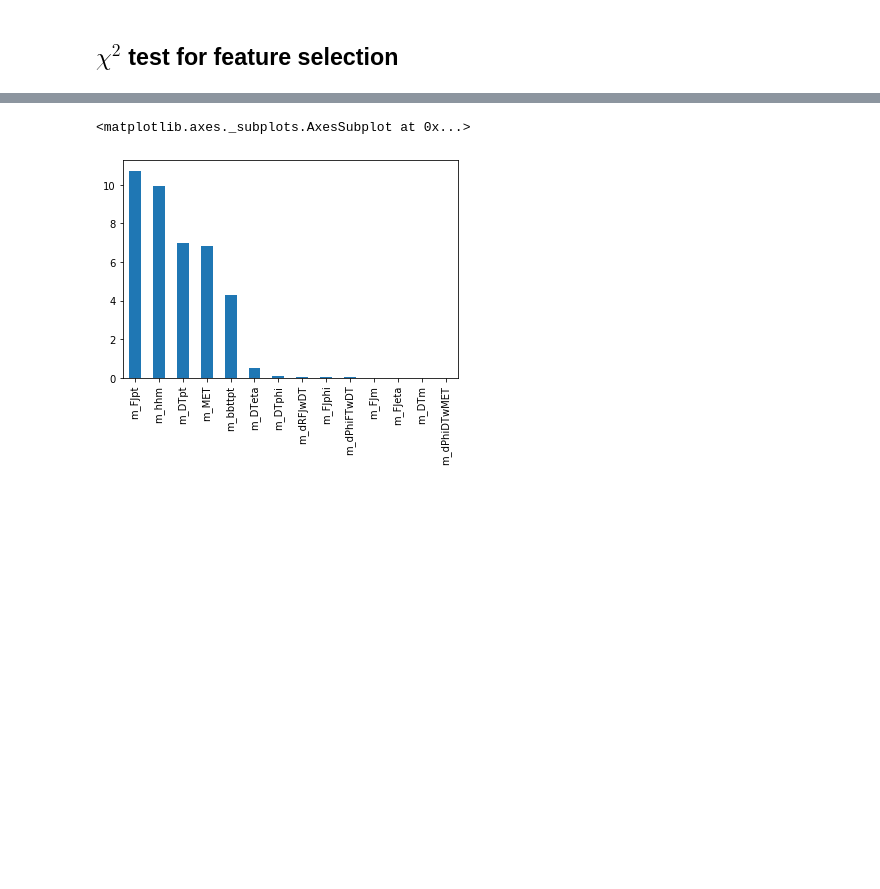
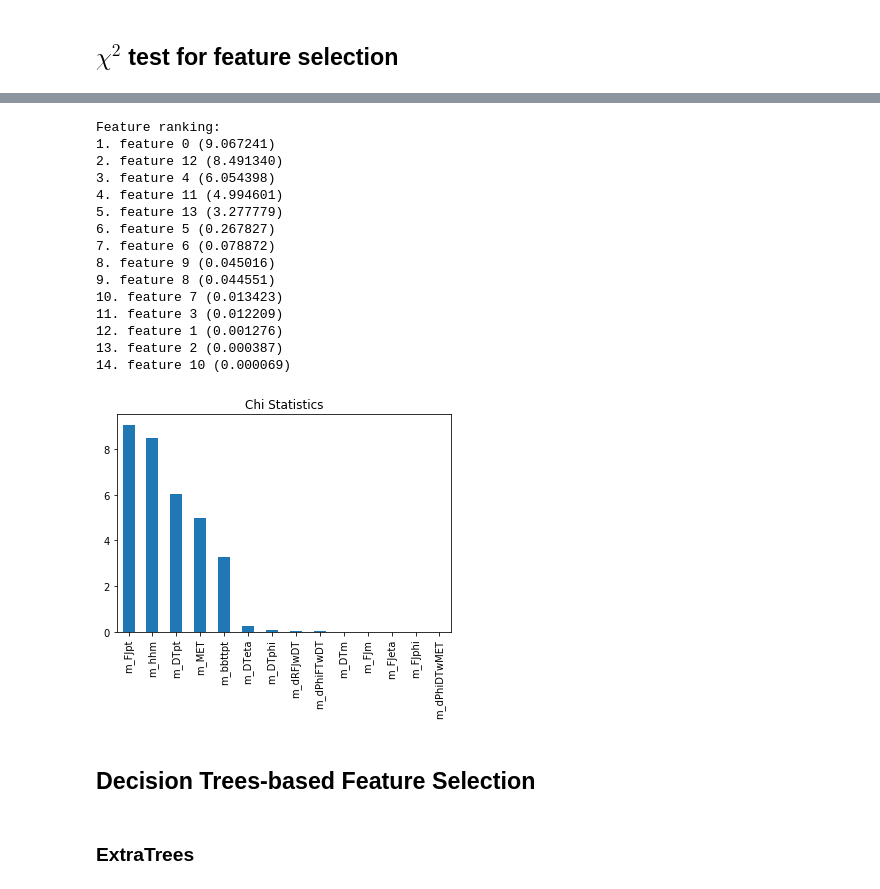
Before and after one commit to Jneror/BoostedDiHiggsDeepLearning, a Jupyter notebook: notebooks/2020-06-16-RPR-Feature-Selection.ipynb, the cells around one changed output, grey strips where cells are left out. Drawn from its saved outputs; the diff is of its cells as text; code cells hidden in the pictures; blank space fills up the shorter version.

```diff
--- a/notebooks/2020-06-16-RPR-Feature-Selection.ipynb
+++ b/notebooks/2020-06-16-RPR-Feature-Selection.ipynb
@@ -129,0 +152,4 @@ array([0.44491035, 0.42209011, 0.19035826, ..., 0.36237799, 0.03826124,
+# %%
+
+f,ax = plt.subplots(figsize=(12, 12))
+sns.heatmap(df.corr(), annot=True, linewidths=.5, fmt= '.2f',ax=ax)
@@ -129,0 +159,7 @@ array([0.44491035, 0.42209011, 0.19035826, ..., 0.36237799, 0.03826124,
+# %%
+def print_ranking(X, importances):
+    indices = np.argsort(importances)[::-1]
+    # Print the feature ranking
+    print("Feature ranking:")
+    for f in range(X.shape[1]):
+        print("%d. feature %d (%f)" % (f + 1, indices[f], importances[indices[f]]))
@@ -129,0 +168,6 @@ array([0.44491035, 0.42209011, 0.19035826, ..., 0.36237799, 0.03826124,
+# %%
+from sklearn.model_selection import train_test_split
+X_train, X_test, Y_train, Y_test = train_test_split(X_scaled, Y, test_size = 0.2)
+print(X_train.shape)
+print(Y_train.shape)
+print(Y_train)
@@ -131,7 +179,7 @@ array([0.44491035, 0.42209011, 0.19035826, ..., 0.36237799, 0.03826124,
 ## $\chi^2$ test for feature selection
 # %%
 #https://towardsdatascience.com/chi-square-test-for-feature-selection-in-machine-learning-206b1f0b8223
-stats, pvals = chi2(X_scaled,Y)
+stats, pvals = chi2(X_train,Y_train)
 # %%
 stats
 # %% [output]
@@ -156,8 +224,31 @@ p_values.plot.bar()
 # %%
+print_ranking(X,stats)
 s_vals = pd.Series(stats, index=df.columns)
 s_vals.sort_values(ascending = False , inplace = True)
+
+plt.figure()
+plt.title("Chi Statistics")
 s_vals.plot.bar()
+plt.show()
 # %% [output]
-<matplotlib.axes._subplots.AxesSubplot at 0x...>
+Feature ranking:
+1. feature 0 (9.067241)
+2. feature 12 (8.491340)
+3. feature 4 (6.054398)
+4. feature 11 (4.994601)
+5. feature 13 (3.277779)
+6. feature 5 (0.267827)
+7. feature 6 (0.078872)
+8. feature 9 (0.045016)
+9. feature 8 (0.044551)
+10. feature 7 (0.013423)
+11. feature 3 (0.012209)
+12. feature 1 (0.001276)
+13. feature 2 (0.000387)
+14. feature 10 (0.000069)
-[figure, old version]
+[figure, new version]
+# %% [markdown]
+## Decision Trees-based Feature Selection
+# %% [markdown]
+### ExtraTrees
 # %%
```
Also changed, not shown: parts of 37 cells of this notebook.
